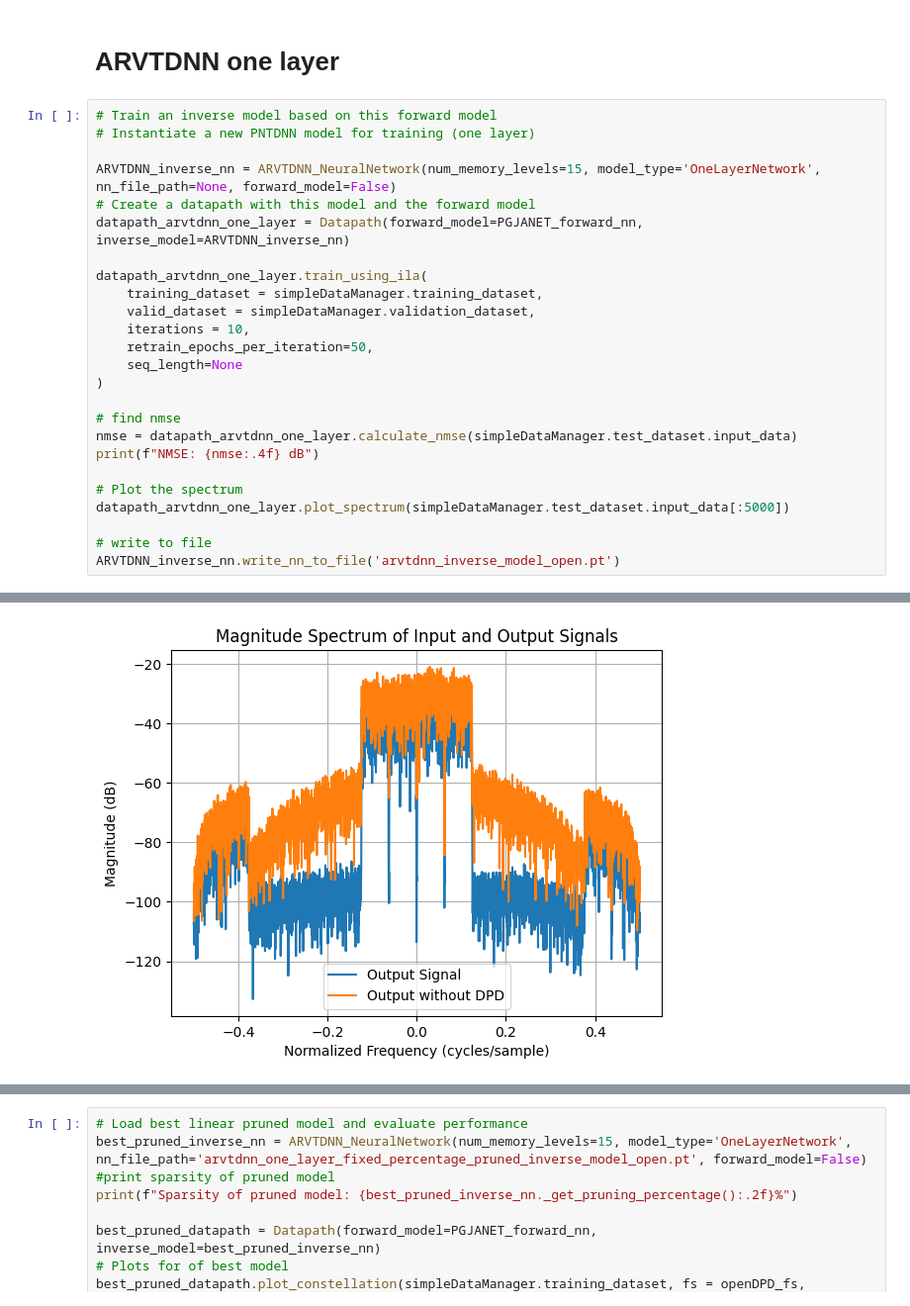
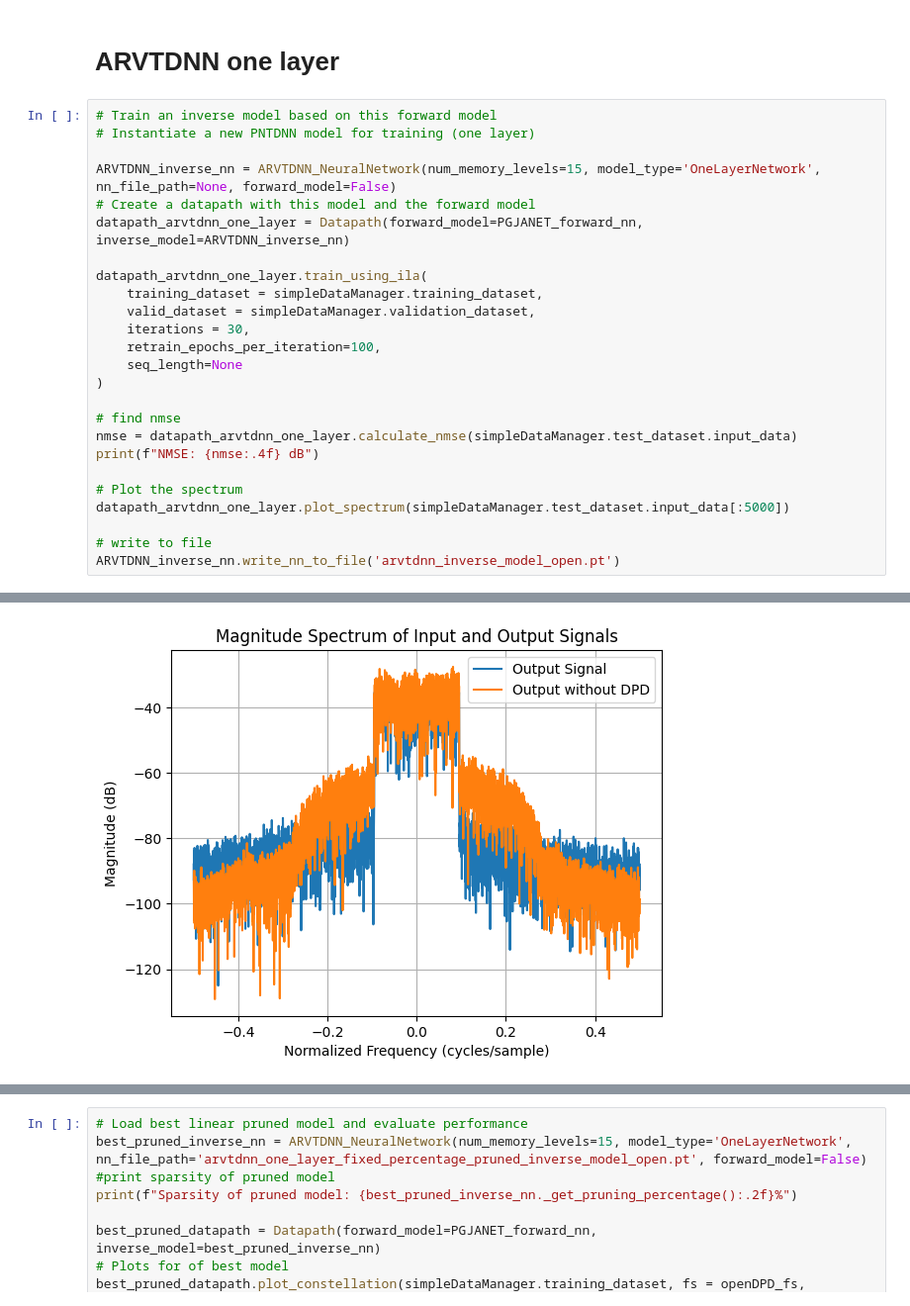
Before and after one commit to aquigney/sparseDPD, a Jupyter notebook: ucd_pruning/open_dpd_dataset_pruning.ipynb, the cells around one changed output, grey strips where cells are left out. Shown at 99% size. Saved outputs shown, nothing was run; the diff lists cells and outputs as text.

```diff
--- a/ucd_pruning/open_dpd_dataset_pruning.ipynb
+++ b/ucd_pruning/open_dpd_dataset_pruning.ipynb
@@ -316,8 +364,8 @@ datapath_arvtdnn_one_layer = Datapath(forward_model=PGJANET_forward_nn, inverse_
 datapath_arvtdnn_one_layer.train_using_ila(
     training_dataset = simpleDataManager.training_dataset,
     valid_dataset = simpleDataManager.validation_dataset,
-    iterations = 10,
-    retrain_epochs_per_iteration=50,
+    iterations = 30,
+    retrain_epochs_per_iteration=100,
     seq_length=None
 )
 
@@ -351,4 +399,4 @@ NMSE: -51.5230 dB
-[figure, old version]
+[figure, new version]
 # %%
 ARVTDNN_inverse_nn = ARVTDNN_NeuralNetwork(num_memory_levels=15, model_type='OneLayerNetwork', nn_file_path='arvtdnn_inverse_model_open.pt', forward_model=False)
 datapath_arvtdnn_one_layer = Datapath(forward_model=PGJANET_forward_nn, inverse_model=ARVTDNN_inverse_nn)
```
Also changed, not shown: parts of 14 cells of this notebook, 7 other files.
